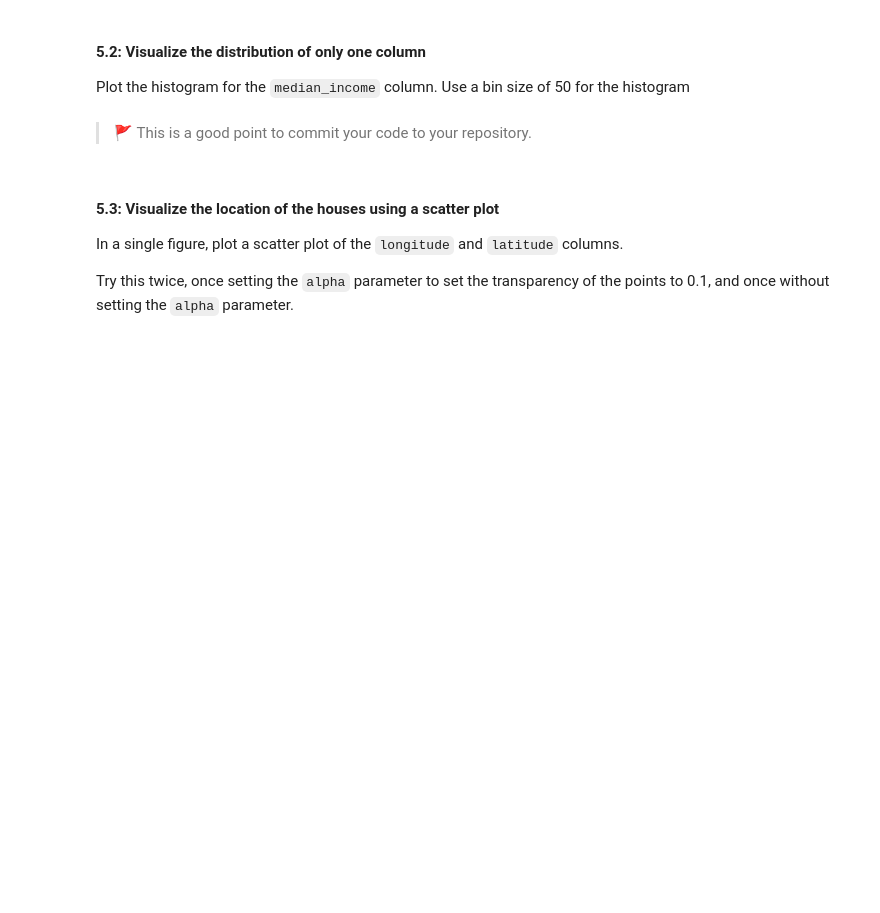
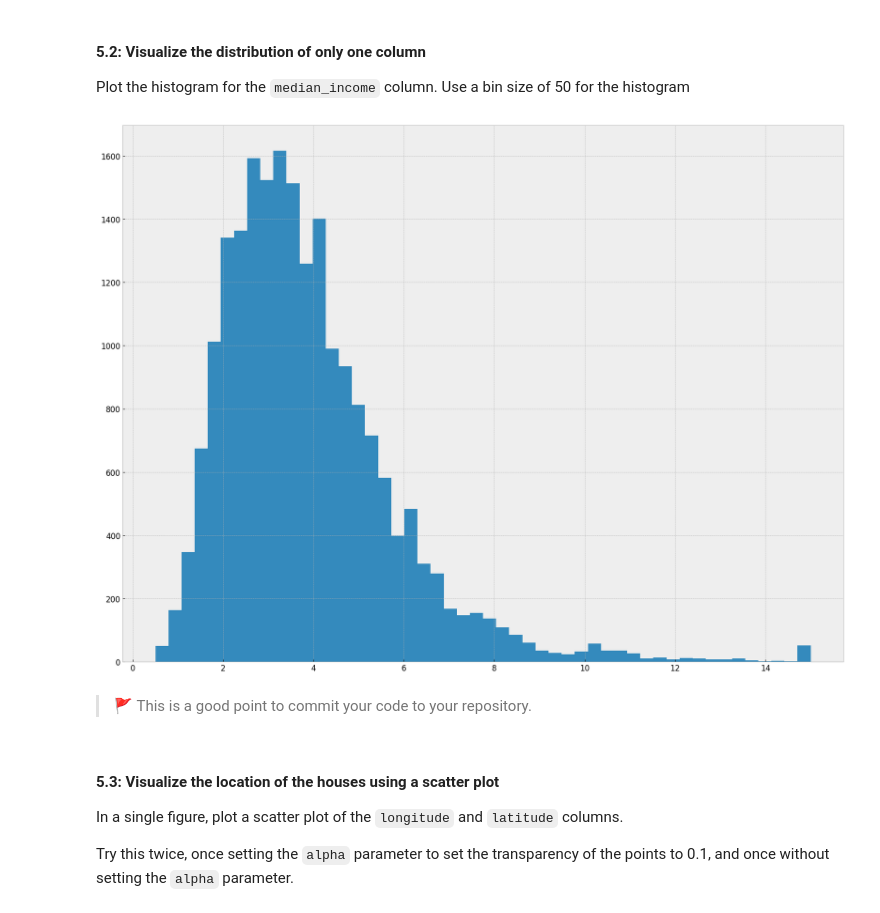
Before and after one commit to IT4063-Spring2025/eda-assignment-PrashansaDhakal, a Jupyter notebook: notebook.ipynb, the cells around one changed output. Drawn from its saved outputs; the diff is of its cells as text; code cells hidden in the pictures; blank space fills up the shorter version.

```diff
--- a/notebook.ipynb
+++ b/notebook.ipynb
@@ -192,6 +196,10 @@ In a single figure, plot the histograms for all the numerical columns. Use a bin
 Plot the histogram for the `median_income` column. Use a bin size of 50 for the histogram
 # %%
 # 💻 plot a histogram of only the median_income
+housing['median_income'].hist(bins=50, figsize=(20,15))
+plt.show()
+# %% [output]
+[figure, added]
 # %% [markdown]
 > 🚩 This is a good point to commit your code to your repository.
 # %% [markdown]
```
Also changed, not shown: parts of 1 cell of this notebook.
